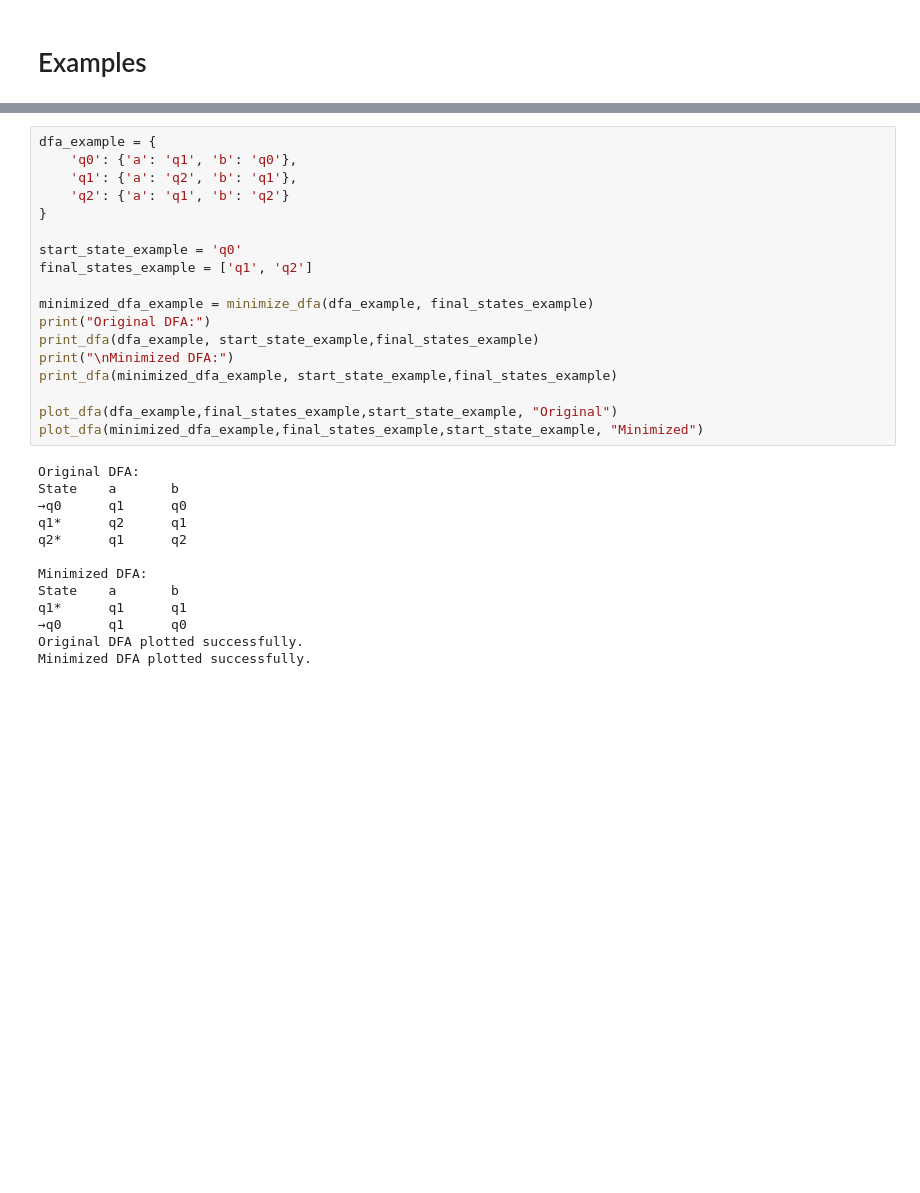
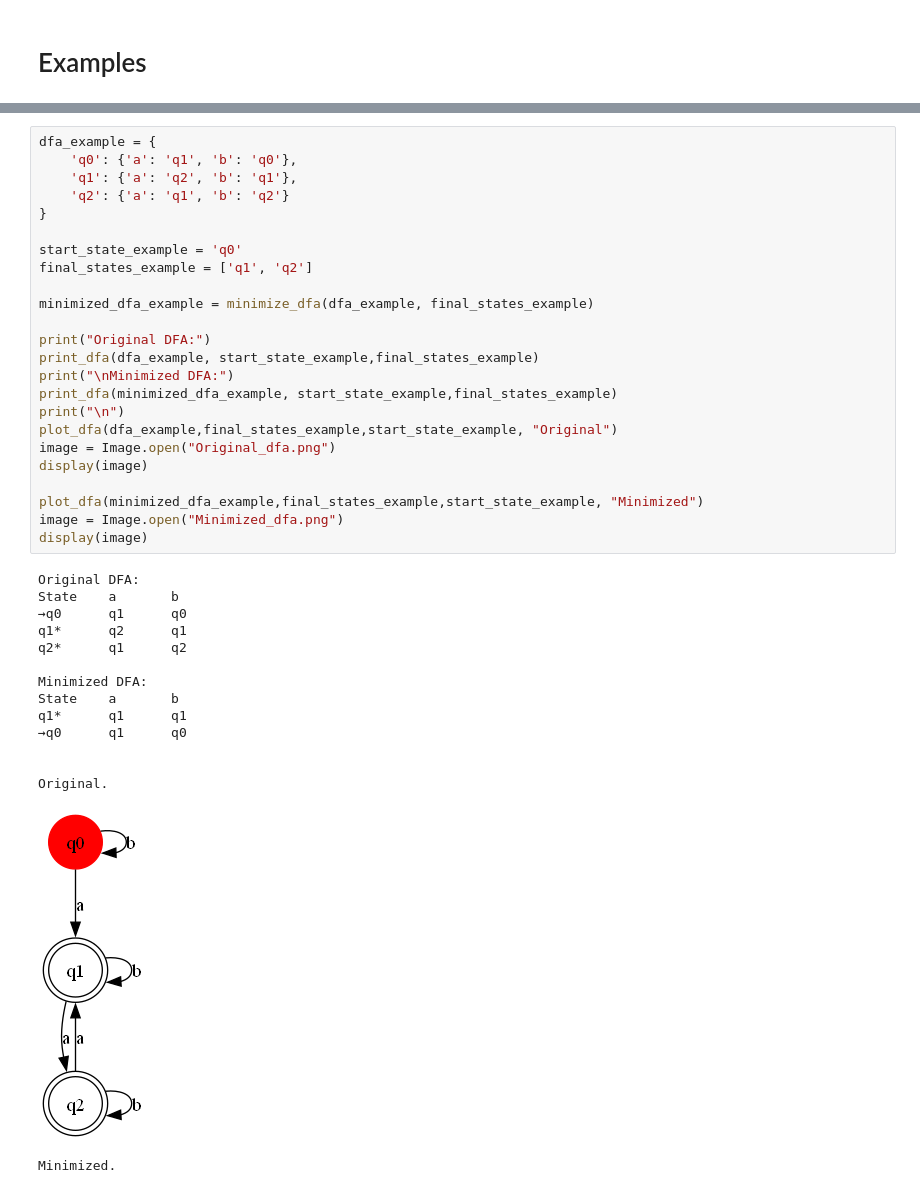
Before and after one commit to BeBo786/Theory-Project, a Jupyter notebook: Phase_1/Phase_1_DFA_min.ipynb, the cells around one changed output, grey strips where cells are left out. Cells and saved outputs as stored; diff of their text form; blank space fills up the shorter version.

```diff
--- a/Phase_1/Phase_1_DFA_min.ipynb
+++ b/Phase_1/Phase_1_DFA_min.ipynb
@@ -168,31 +191,40 @@ Minimized DFA plotted successfully.
 # %%
 dfa_example = {
     'q0': {'a': 'q1', 'b': 'q0'},
     'q1': {'a': 'q2', 'b': 'q1'},
     'q2': {'a': 'q1', 'b': 'q2'}
 }
 
 start_state_example = 'q0'
 final_states_example = ['q1', 'q2']
 
 minimized_dfa_example = minimize_dfa(dfa_example, final_states_example)
+
 print("Original DFA:")
 print_dfa(dfa_example, start_state_example,final_states_example)
 print("\nMinimized DFA:")
 print_dfa(minimized_dfa_example, start_state_example,final_states_example)
+print("\n")
+plot_dfa(dfa_example,final_states_example,start_state_example, "Original")
+image = Image.open("Original_dfa.png")
+display(image)
 
-plot_dfa(dfa_example,final_states_example,start_state_example, "Original")
 plot_dfa(minimized_dfa_example,final_states_example,start_state_example, "Minimized")
+image = Image.open("Minimized_dfa.png")
+display(image)
 # %% [output]
 Original DFA:
 State    a       b
 →q0      q1      q0
 q1*      q2      q1
 q2*      q1      q2
 
 Minimized DFA:
 State    a       b
 q1*      q1      q1
 →q0      q1      q0
-Original DFA plotted successfully.
-Minimized DFA plotted successfully.
+
+
+Original.
+[figure, added]
+Minimized.
```
Also changed, not shown: parts of 7 cells of this notebook, 3 other files.
